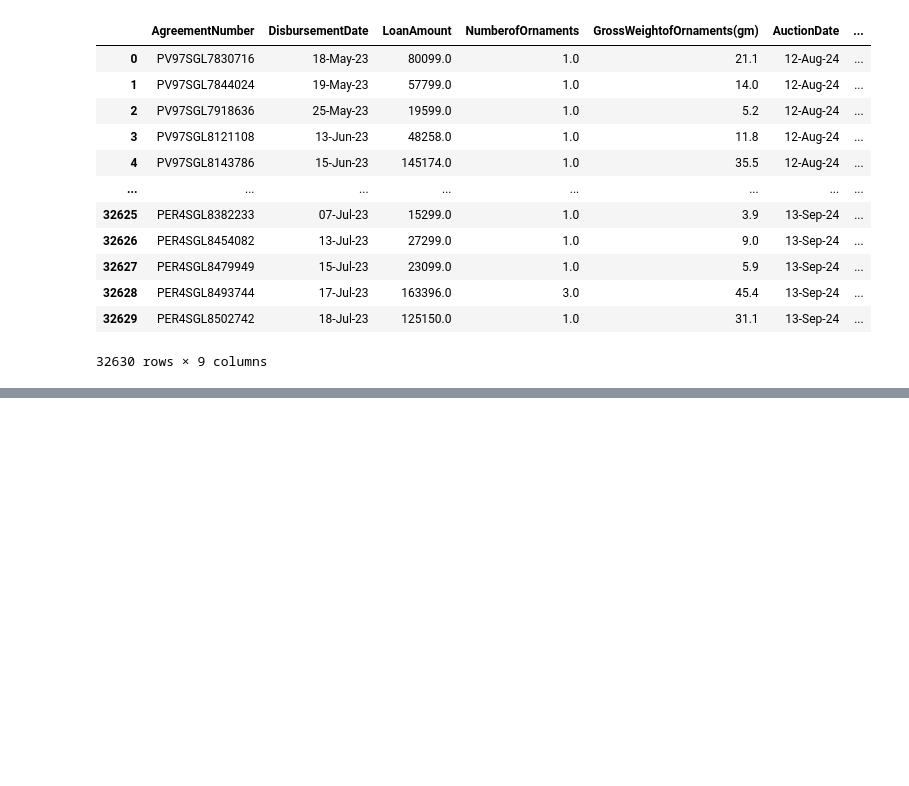
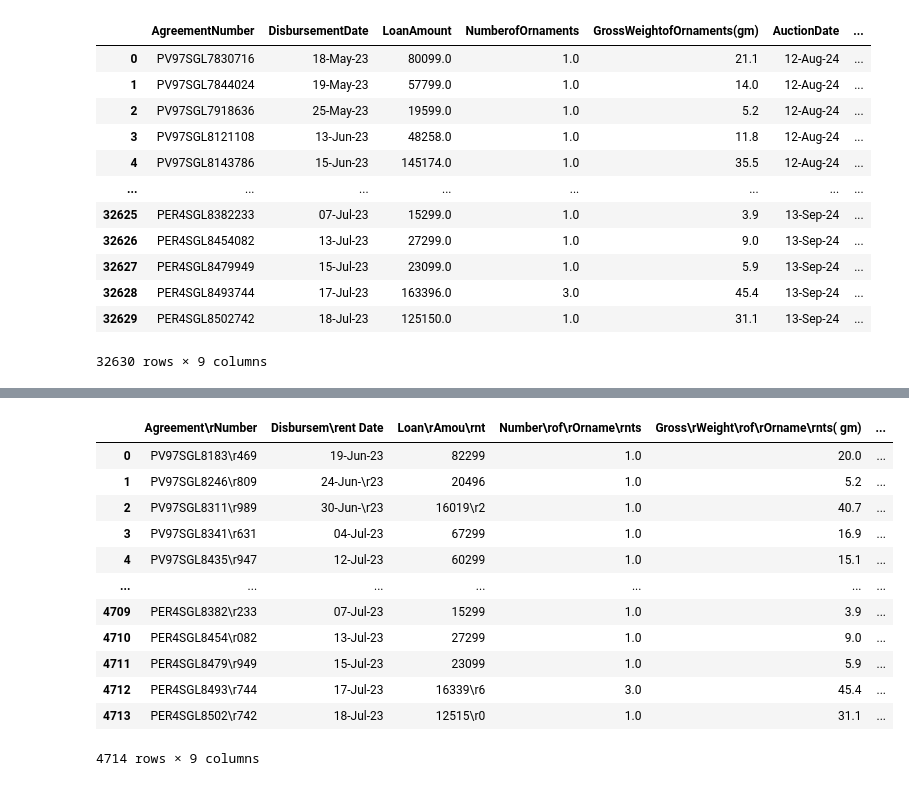
Before and after one commit to sachin27b/gold_auction, a Jupyter notebook: Notebook/data.ipynb, the cells around one changed output, grey strips where cells are left out. Cells and saved outputs as stored; diff of their text form; code cells hidden in the pictures; blank space fills up the shorter version.

```diff
--- a/Notebook/data.ipynb
+++ b/Notebook/data.ipynb
@@ -52,0 +190,19 @@ df
+# %%
+import tabula
+df_list = tabula.read_pdf('..\Data\qr-data-sep-24.pdf', output_format='dataframe', pages='all',lattice=True,pandas_options={})
+# %%
+df_list[0]
+# %% [output]
+|  | Agreement\rNumber | Disbursem\rent Date | Loan\rAmou\rnt | Number\rof\rOrname\rnts | Gross\rWeight\rof\rOrname\rnts( gm) | ... |
+| 0 | PV97SGL8183\r469 | 19-Jun-23 | 82299 | 1.0 | 20.0 | ... |
+| 1 | PV97SGL8246\r809 | 24-Jun-\r23 | 20496 | 1.0 | 5.2 | ... |
+| 2 | PV97SGL8311\r989 | 30-Jun-\r23 | 16019\r2 | 1.0 | 40.7 | ... |
+| 3 | PV97SGL8341\r631 | 04-Jul-23 | 67299 | 1.0 | 16.9 | ... |
+| 4 | PV97SGL8435\r947 | 12-Jul-23 | 60299 | 1.0 | 15.1 | ... |
+| ... | ... | ... | ... | ... | ... | ... |
+| 4709 | PER4SGL8382\r233 | 07-Jul-23 | 15299 | 1.0 | 3.9 | ... |
+| 4710 | PER4SGL8454\r082 | 13-Jul-23 | 27299 | 1.0 | 9.0 | ... |
+| 4711 | PER4SGL8479\r949 | 15-Jul-23 | 23099 | 1.0 | 5.9 | ... |
+| 4712 | PER4SGL8493\r744 | 17-Jul-23 | 16339\r6 | 3.0 | 45.4 | ... |
+| 4713 | PER4SGL8502\r742 | 18-Jul-23 | 12515\r0 | 1.0 | 31.1 | ... |
+4714 rows × 9 columns
```
Also changed, not shown: parts of 14 cells of this notebook, 3 other files.
